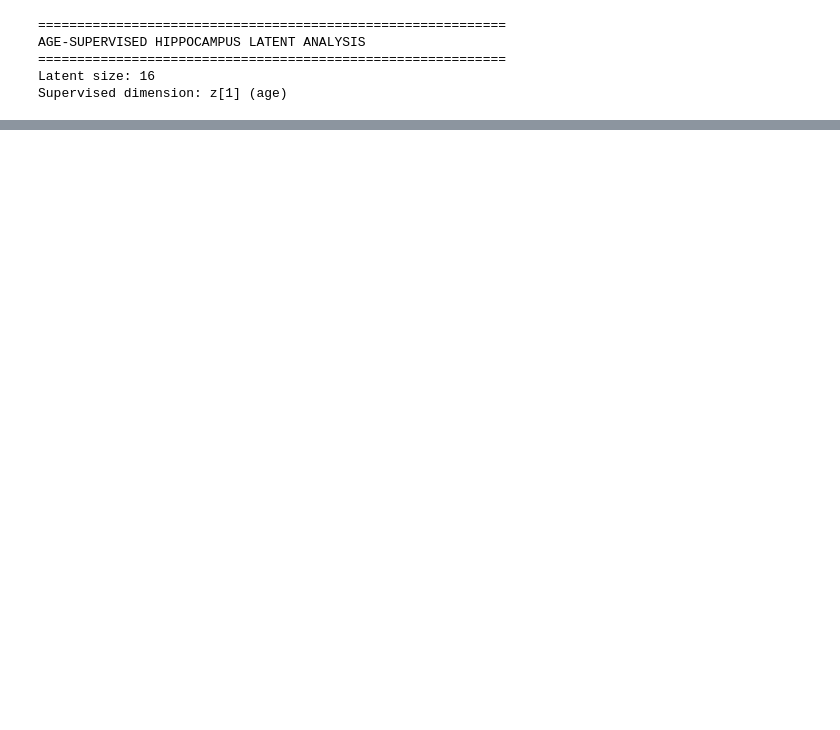
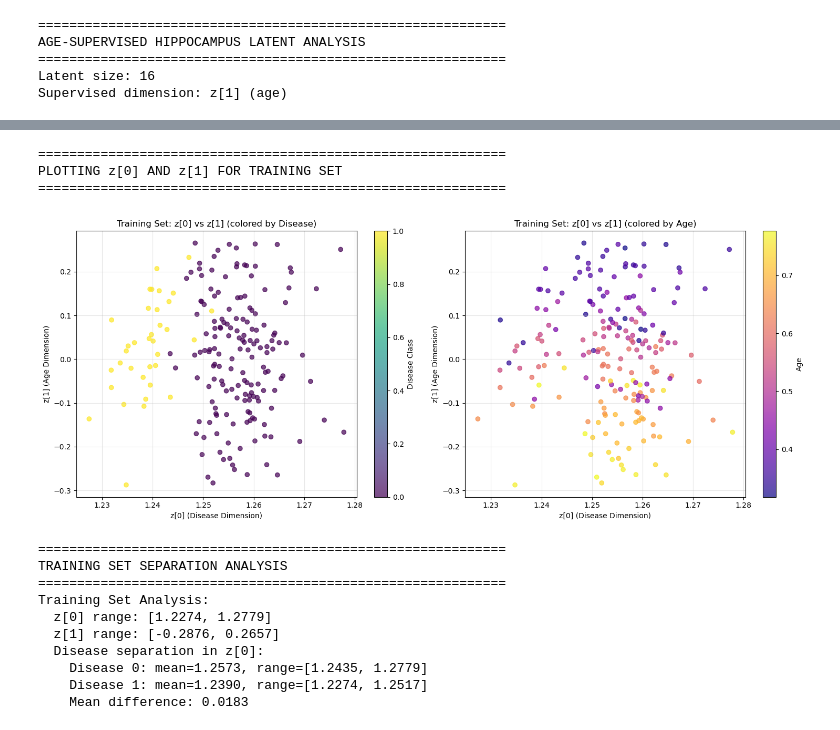
Before and after one commit to Jakaria08/Disentangle_Latent_Space_Deep_SDF, a Jupyter notebook: age_and_disease_supervised_hippo_latent_analysis.ipynb, the cells around one changed output, grey strips where cells are left out. Drawn from its saved outputs; the diff is of its cells as text; code cells hidden in the pictures; blank space fills up the shorter version.

Commit message:
hippocampus analysis partially done with pretrained model

```diff
--- a/age_and_disease_supervised_hippo_latent_analysis.ipynb
+++ b/age_and_disease_supervised_hippo_latent_analysis.ipynb
@@ -513,0 +985,72 @@ Majority class baseline: 0.8214
+# %%
+# ============================================================================
+# CELL 11: PLOT z[0] AND z[1] FOR TRAINING SET
+# ============================================================================
+
+print("="*60)
+print("PLOTTING z[0] AND z[1] FOR TRAINING SET")
+print("="*60)
+
+# Use the already extracted training latents
+z0_train = supervised_data['latents'][:, 0]  # Disease dimension
+z1_train = supervised_data['latents'][:, 1]  # Age dimension
+ages_train = supervised_data['ages']
+diseases_train = supervised_data['diseases']
+
+# Create subplots
+fig, axes = plt.subplots(1, 2, figsize=(15, 6))
+
+# Plot 1: Training set z[0] vs z[1] colored by disease
+scatter1 = axes[0].scatter(z0_train, z1_train, c=diseases_train, cmap='viridis', alpha=0.7)
+axes[0].set_xlabel('z[0] (Disease Dimension)')
+axes[0].set_ylabel('z[1] (Age Dimension)')
+axes[0].set_title('Training Set: z[0] vs z[1] (colored by Disease)')
+axes[0].grid(True, alpha=0.3)
+cbar1 = plt.colorbar(scatter1, ax=axes[0])
+cbar1.set_label('Disease Class')
+
+# Plot 2: Training set z[0] vs z[1] colored by age
+scatter2 = axes[1].scatter(z0_train, z1_train, c=ages_train, cmap='plasma', alpha=0.7)
+axes[1].set_xlabel('z[0] (Disease Dimension)')
+axes[1].set_ylabel('z[1] (Age Dimension)')
+axes[1].set_title('Training Set: z[0] vs z[1] (colored by Age)')
+axes[1].grid(True, alpha=0.3)
+cbar2 = plt.colorbar(scatter2, ax=axes[1])
+cbar2.set_label('Age')
+
+plt.tight_layout()
+plt.show()
+
+# Print training set separation analysis
+print("\n" + "="*60)
+print("TRAINING SET SEPARATION ANALYSIS")
+print("="*60)
+
+print(f"Training Set Analysis:")
+print(f"  z[0] range: [{z0_train.min():.4f}, {z0_train.max():.4f}]")
+print(f"  z[1] range: [{z1_train.min():.4f}, {z1_train.max():.4f}]")
+
+# Disease separation in z[0]
+disease_0_z0_train = z0_train[diseases_train == 0]
+disease_1_z0_train = z0_train[diseases_train == 1]
+
+if len(disease_0_z0_train) > 0 and len(disease_1_z0_train) > 0:
+    print(f"  Disease separation in z[0]:")
+    print(f"    Disease 0: mean={disease_0_z0_train.mean():.4f}, range=[{disease_0_z0_train.min():.4f}, {disease_0_z0_train.max():.4f}]")
+    print(f"    Disease 1: mean={disease_1_z0_train.mean():.4f}, range=[{disease_1_z0_train.min():.4f}, {disease_1_z0_train.max():.4f}]")
+    print(f"    Mean difference: {abs(disease_0_z0_train.mean() - disease_1_z0_train.mean()):.4f}")
+# %% [output]
+============================================================
+PLOTTING z[0] AND z[1] FOR TRAINING SET
+============================================================
+[figure, added]
+============================================================
+TRAINING SET SEPARATION ANALYSIS
+============================================================
+Training Set Analysis:
+  z[0] range: [1.2274, 1.2779]
+  z[1] range: [-0.2876, 0.2657]
+  Disease separation in z[0]:
+    Disease 0: mean=1.2573, range=[1.2435, 1.2779]
+    Disease 1: mean=1.2390, range=[1.2274, 1.2517]
+    Mean difference: 0.0183
```
Also changed, not shown: parts of 9 cells of this notebook, 9 other files.
